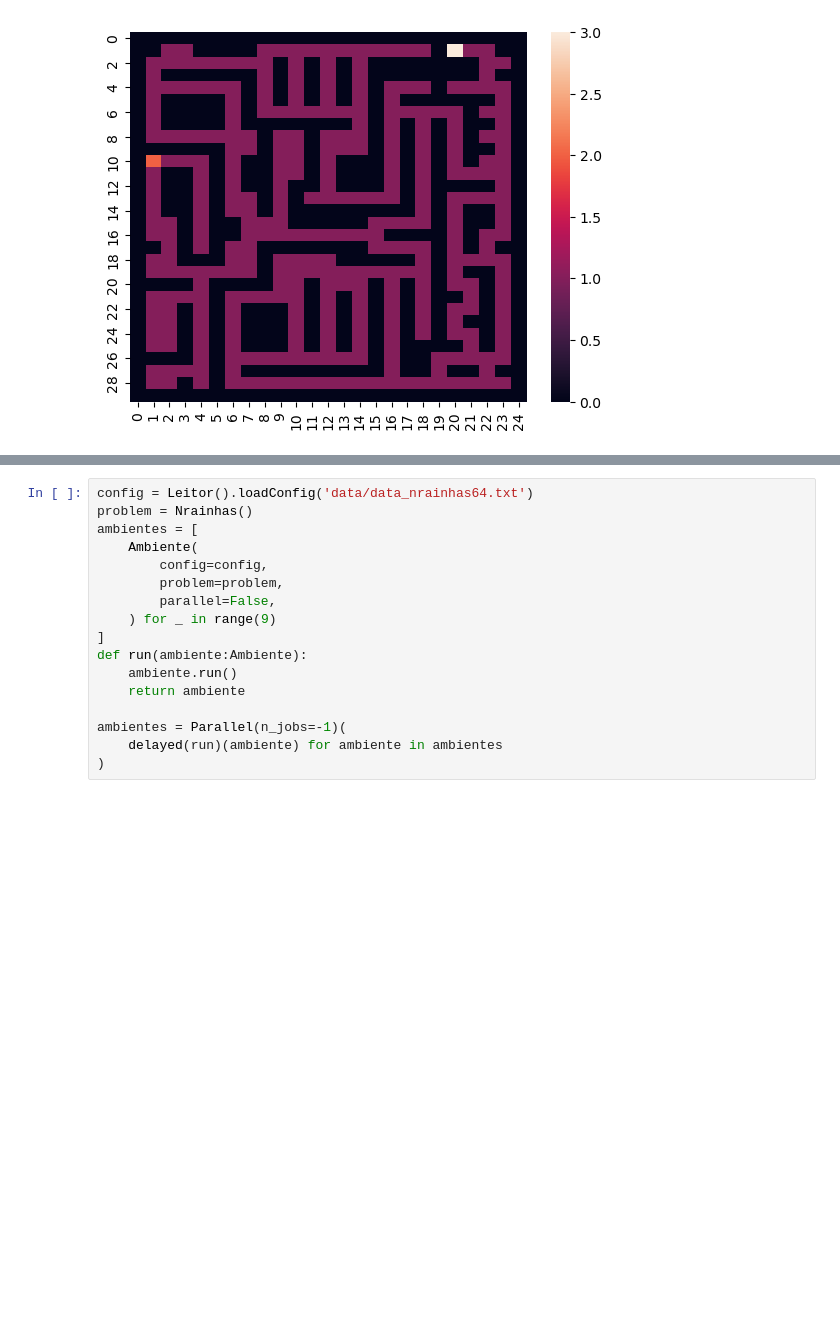
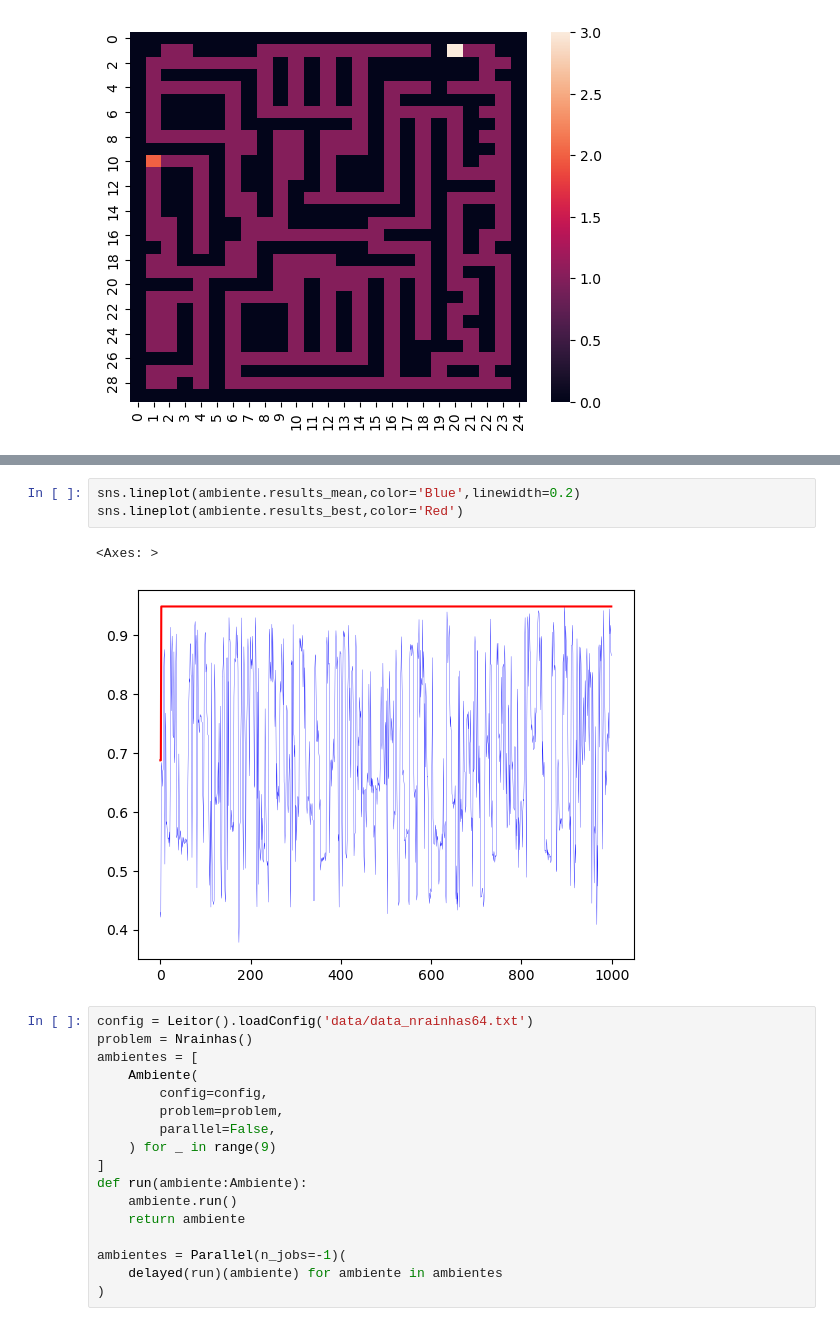
Before and after one commit to ThiagoBrandenburg/Implementacoes-IA, a Jupyter notebook: AlgoritmoGenetico/nb_labirinto.ipynb, the cells around one changed output, grey strips where cells are left out. Saved outputs shown, nothing was run; the diff lists cells and outputs as text; blank space fills up the shorter version.

```diff
--- a/AlgoritmoGenetico/nb_labirinto.ipynb
+++ b/AlgoritmoGenetico/nb_labirinto.ipynb
@@ -74,3 +75,9 @@ problem.set_problem(config)
+# %%
+sns.lineplot(ambiente.results_mean,color='Blue',linewidth=0.2)
+sns.lineplot(ambiente.results_best,color='Red')
+# %% [output]
+<Axes: >
+[figure, added]
 # %%
 config = Leitor().loadConfig('data/data_nrainhas64.txt')
 problem = Nrainhas()
```
Also changed, not shown: parts of 9 cells of this notebook, 4 other files.
